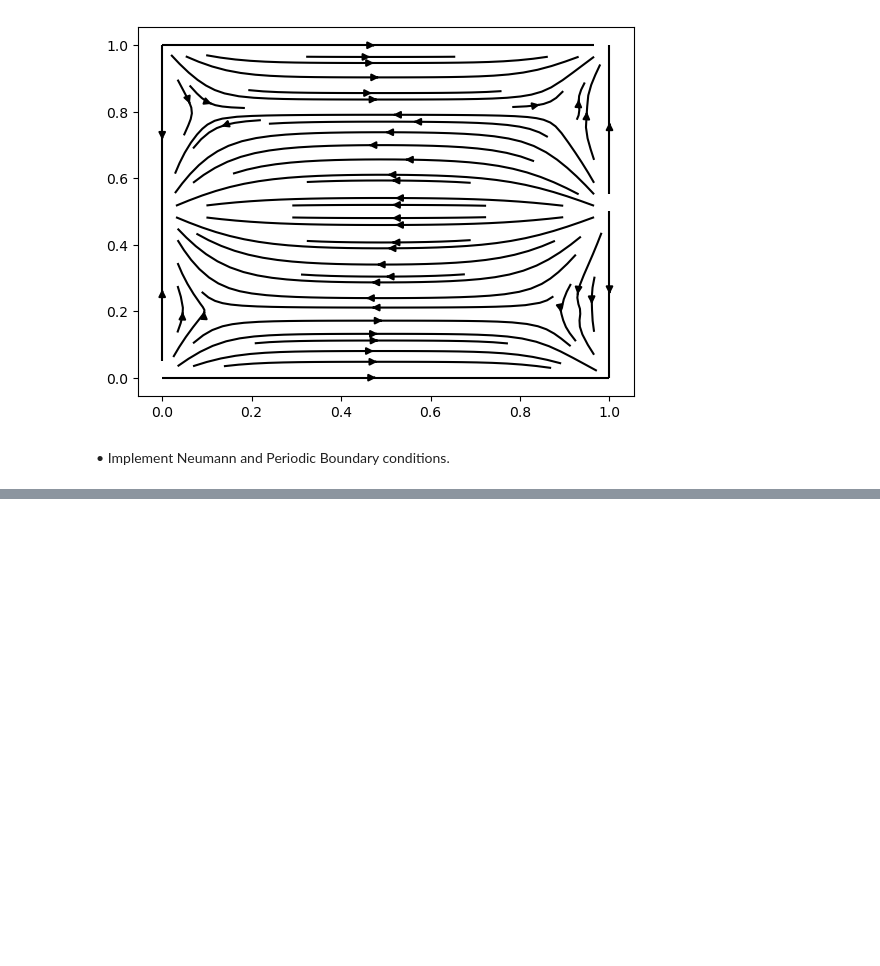
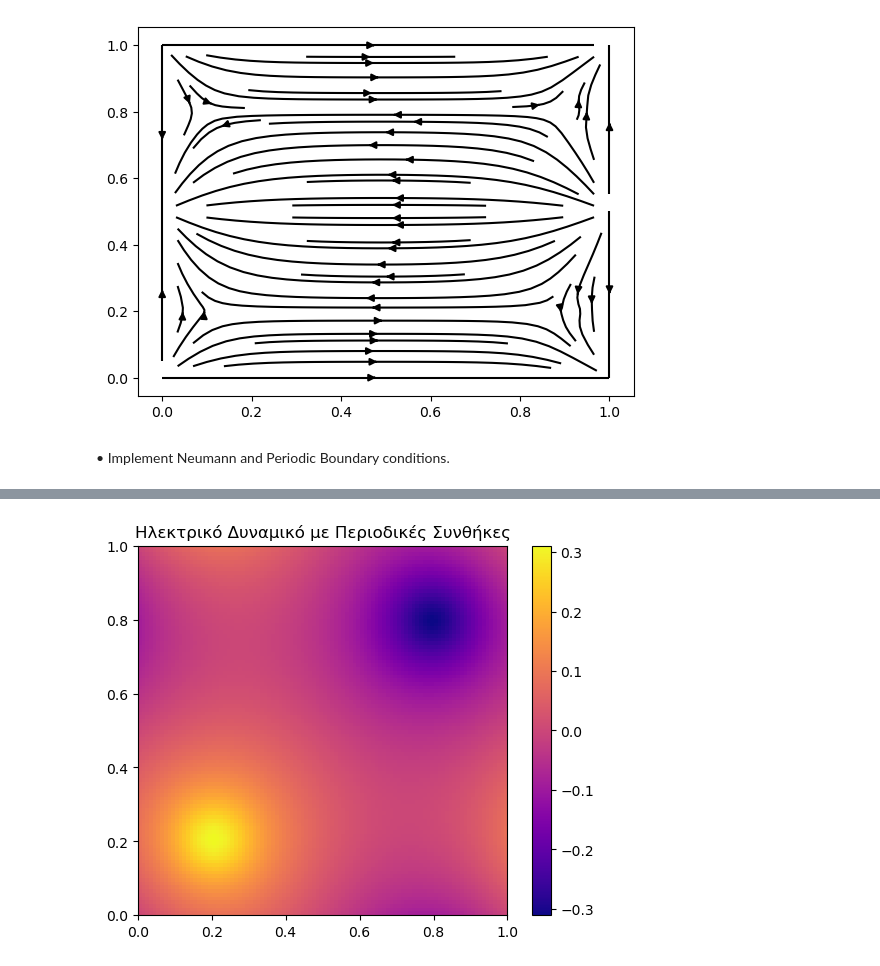
Before and after one commit to VeganSouvlaki/CP, a Jupyter notebook: ΠΡΟΤΖΕΚΤ.ipynb, the cells around one changed output, grey strips where cells are left out. Cells and saved outputs as stored; diff of their text form; code cells hidden in the pictures; blank space fills up the shorter version.

```diff
--- a/ΠΡΟΤΖΕΚΤ.ipynb
+++ b/ΠΡΟΤΖΕΚΤ.ipynb
@@ -527,0 +456,59 @@ plt.show()
+# %%
+import numpy as np
+import matplotlib.pyplot as plt
+
+xmin, ymin = 0, 0
+xmax, ymax = 1, 1
+N = 100  # Μέγεθος πλέγματος
+
+def per(i, N):
+    if i < 0:
+        return i + N
+    elif i >= N:
+        return i - N
+    else:
+        return i
+
+def convE_periodic(Etol=1e-6, N=100, w=1.75, max_iter=10000):
+    ite = 0
+    h = (xmax - xmin) / (N - 1)
+    E = 0  # Αρχική τιμή ενέργειας
+    sfalma = 1
+
+    x = np.linspace(xmin, xmax, N)
+    y = np.linspace(ymin, ymax, N)
+    pfilist = np.zeros((N, N))
+    X, Y = np.meshgrid(x, y)
+
+    G1 = g2D(X, Y, 0.2, 0.2)
+    G2 = g2D(X, Y, 0.8, 0.8)
+    S = G1 - G2  # Συνάρτηση πηγής
+
+    # ** Επαναληπτική διαδικασία Successive Over-Relaxation (SOR) **
+    while sfalma > Etol and ite < max_iter:
+        ite += 1
+        for i in range(N):
+            for j in range(N):
+                pfilist[i, j] = (1 - w) * pfilist[i, j] + (w / 4) * (
+                    pfilist[per(i + 1, N), j] + pfilist[per(i - 1, N), j] +
+                    pfilist[i, per(j + 1, N)] + pfilist[i, per(j - 1, N)] + h ** 2 * S[i, j]
+                )
+
+        # Υπολογισμός ενέργειας
+        E1 = np.sum((pfilist[1:, :] - pfilist[:-1, :])**2)
+        E2 = np.sum((pfilist[:, 1:] - pfilist[:, :-1])**2)
+        Etmp = 0.5 * (E1 + E2) - h**2 * np.sum(S * pfilist)
+
+        sfalma = np.abs(Etmp - E)
+        E = Etmp  # Αποθήκευση της νέας τιμής ενέργειας
+
+    return pfilist, E, ite
+diagdataper = convE_periodic()
+
+# ** Οπτικοποίηση του δυναμικού **
+plt.imshow(diagdataper[0].T, cmap='plasma', origin='lower', extent=[0, 1, 0, 1])
+plt.colorbar()
+plt.title("Ηλεκτρικό Δυναμικό με Περιοδικές Συνθήκες")
+plt.show()
+# %% [output]
+[figure, added]
```
Also changed, not shown: parts of 2 cells of this notebook.
